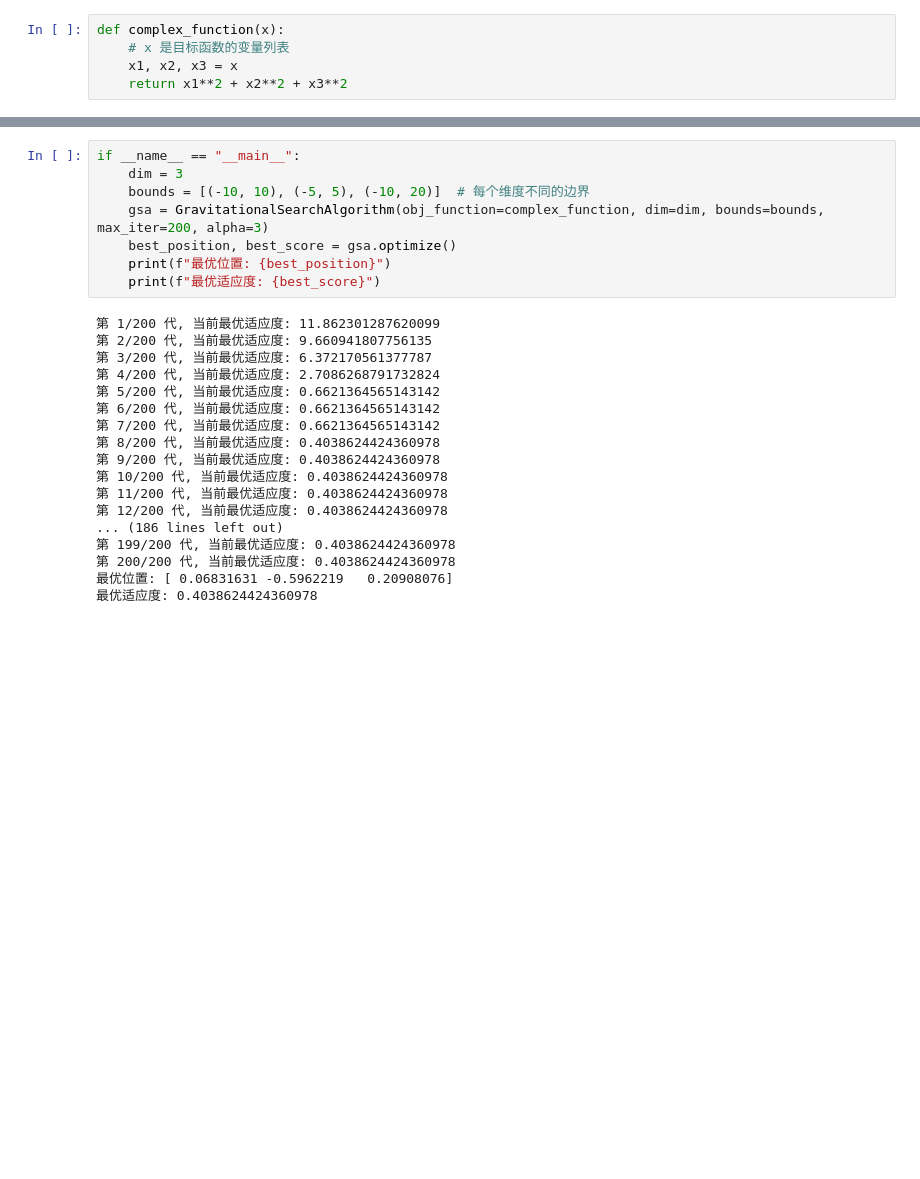
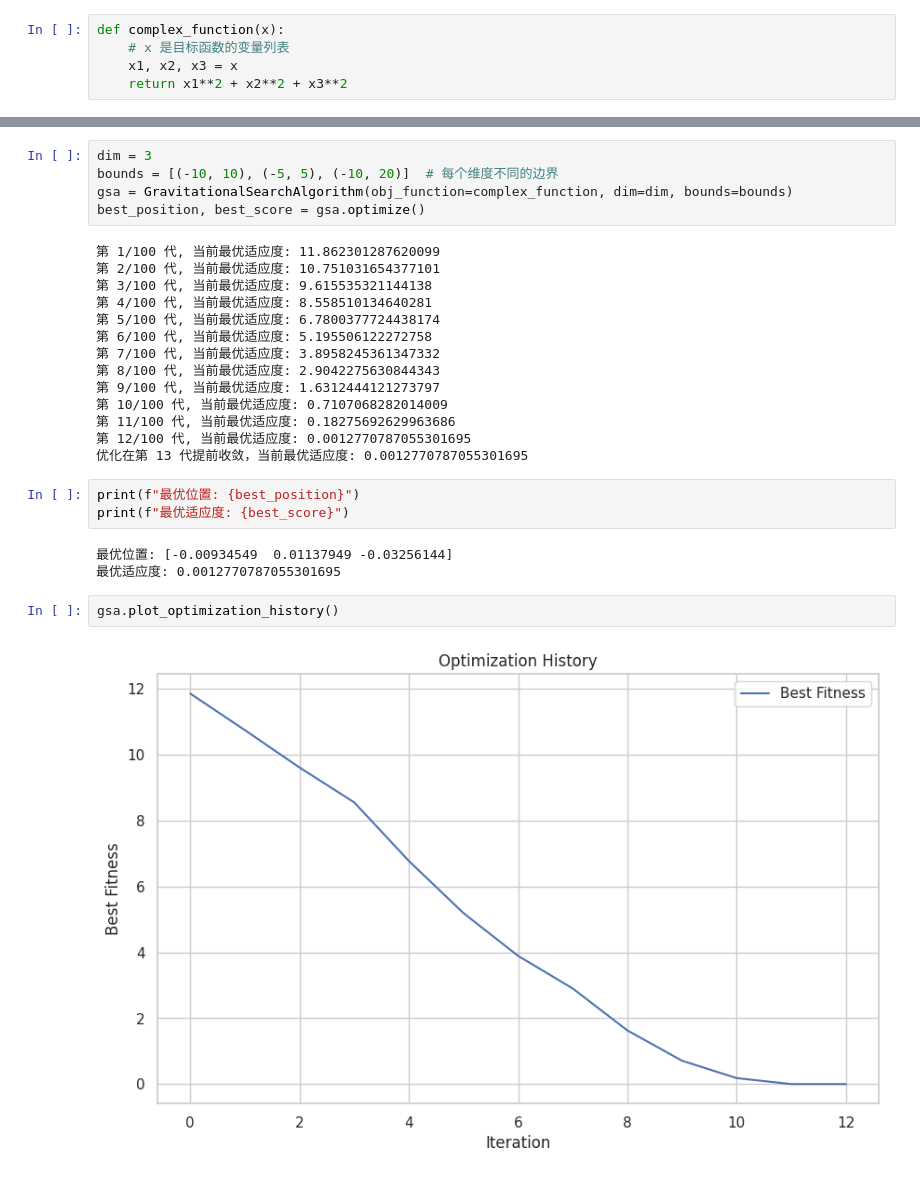
Before and after one commit to HakureiPOI/Modeling_Allowance, a Jupyter notebook: GSA.ipynb, the cells around one changed output, grey strips where cells are left out. Cells and saved outputs as stored; diff of their text form; blank space fills up the shorter version.

```diff
--- a/GSA.ipynb
+++ b/GSA.ipynb
@@ -117,26 +137,29 @@ class GravitationalSearchAlgorithm:
 # %%
-if __name__ == "__main__":
-    dim = 3
-    bounds = [(-10, 10), (-5, 5), (-10, 20)]  # 每个维度不同的边界
-    gsa = GravitationalSearchAlgorithm(obj_function=complex_function, dim=dim, bounds=bounds, max_iter=200, alpha=3)
-    best_position, best_score = gsa.optimize()
-    print(f"最优位置: {best_position}")
-    print(f"最优适应度: {best_score}")
+dim = 3
+bounds = [(-10, 10), (-5, 5), (-10, 20)]  # 每个维度不同的边界
+gsa = GravitationalSearchAlgorithm(obj_function=complex_function, dim=dim, bounds=bounds)
+best_position, best_score = gsa.optimize()
 # %% [output]
-第 1/200 代, 当前最优适应度: 11.862301287620099
-第 2/200 代, 当前最优适应度: 9.660941807756135
-第 3/200 代, 当前最优适应度: 6.372170561377787
-第 4/200 代, 当前最优适应度: 2.7086268791732824
-第 5/200 代, 当前最优适应度: 0.6621364565143142
-第 6/200 代, 当前最优适应度: 0.6621364565143142
-第 7/200 代, 当前最优适应度: 0.6621364565143142
-第 8/200 代, 当前最优适应度: 0.4038624424360978
-第 9/200 代, 当前最优适应度: 0.4038624424360978
-第 10/200 代, 当前最优适应度: 0.4038624424360978
-第 11/200 代, 当前最优适应度: 0.4038624424360978
-第 12/200 代, 当前最优适应度: 0.4038624424360978
-... (186 lines left out)
-第 199/200 代, 当前最优适应度: 0.4038624424360978
-第 200/200 代, 当前最优适应度: 0.4038624424360978
-最优位置: [ 0.06831631 -0.5962219   0.20908076]
-最优适应度: 0.4038624424360978
+第 1/100 代, 当前最优适应度: 11.862301287620099
+第 2/100 代, 当前最优适应度: 10.751031654377101
+第 3/100 代, 当前最优适应度: 9.615535321144138
+第 4/100 代, 当前最优适应度: 8.558510134640281
+第 5/100 代, 当前最优适应度: 6.7800377724438174
+第 6/100 代, 当前最优适应度: 5.195506122272758
+第 7/100 代, 当前最优适应度: 3.8958245361347332
+第 8/100 代, 当前最优适应度: 2.9042275630844343
+第 9/100 代, 当前最优适应度: 1.6312444121273797
+第 10/100 代, 当前最优适应度: 0.7107068282014009
+第 11/100 代, 当前最优适应度: 0.18275692629963686
+第 12/100 代, 当前最优适应度: 0.0012770787055301695
+优化在第 13 代提前收敛，当前最优适应度: 0.0012770787055301695
+# %%
+print(f"最优位置: {best_position}")
+print(f"最优适应度: {best_score}")
+# %% [output]
+最优位置: [-0.00934549  0.01137949 -0.03256144]
+最优适应度: 0.0012770787055301695
+# %%
+gsa.plot_optimization_history()
+# %% [output]
+[figure, added]
```
Also changed, not shown: parts of 3 cells of this notebook.
